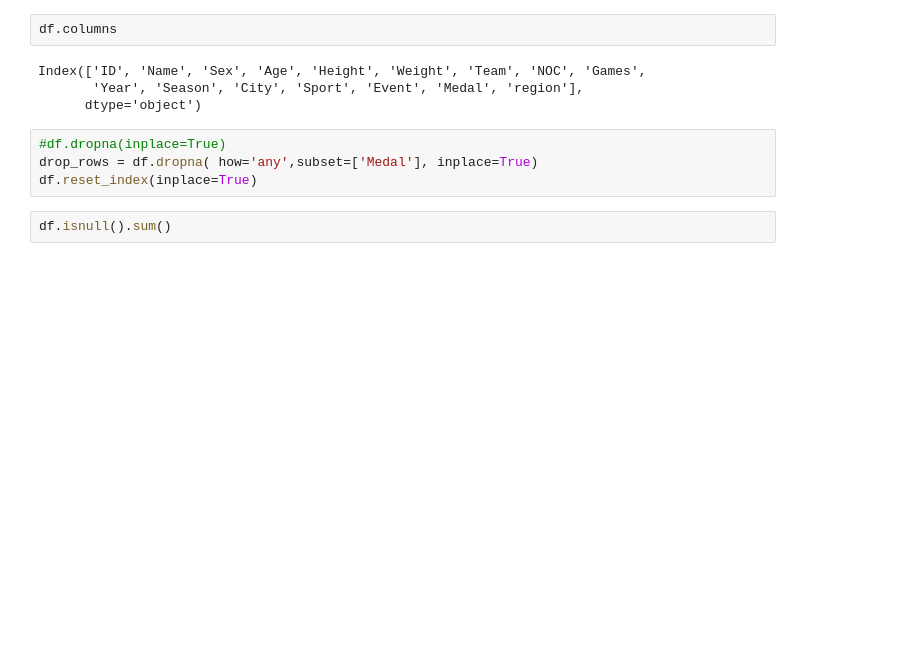
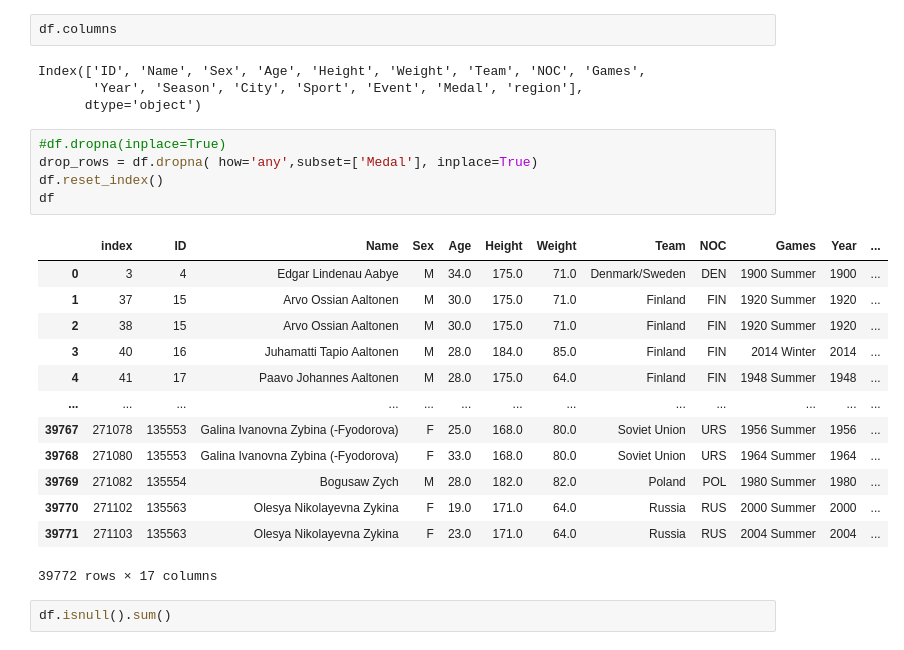
Before and after one commit to MaliheDahmardeh/Olympic-History, a Jupyter notebook: Olympic_History.ipynb, the cells around one changed output. Saved outputs shown, nothing was run; the diff lists cells and outputs as text; blank space fills up the shorter version.

```diff
--- a/Olympic_History.ipynb
+++ b/Olympic_History.ipynb
@@ -284,7 +284,22 @@ Index(['ID', 'Name', 'Sex', 'Age', 'Height', 'Weight', 'Team', 'NOC', 'Games',
 # %%
 #df.dropna(inplace=True)
 drop_rows = df.dropna( how='any',subset=['Medal'], inplace=True)
-df.reset_index(inplace=True)
+df.reset_index()
+df
+# %% [output]
+|  | index | ID | Name | Sex | Age | Height | Weight | Team | NOC | Games | Year | ... |
+| 0 | 3 | 4 | Edgar Lindenau Aabye | M | 34.0 | 175.0 | 71.0 | Denmark/Sweden | DEN | 1900 Summer | 1900 | ... |
+| 1 | 37 | 15 | Arvo Ossian Aaltonen | M | 30.0 | 175.0 | 71.0 | Finland | FIN | 1920 Summer | 1920 | ... |
+| 2 | 38 | 15 | Arvo Ossian Aaltonen | M | 30.0 | 175.0 | 71.0 | Finland | FIN | 1920 Summer | 1920 | ... |
+| 3 | 40 | 16 | Juhamatti Tapio Aaltonen | M | 28.0 | 184.0 | 85.0 | Finland | FIN | 2014 Winter | 2014 | ... |
+| 4 | 41 | 17 | Paavo Johannes Aaltonen | M | 28.0 | 175.0 | 64.0 | Finland | FIN | 1948 Summer | 1948 | ... |
+| ... | ... | ... | ... | ... | ... | ... | ... | ... | ... | ... | ... | ... |
+| 39767 | 271078 | 135553 | Galina Ivanovna Zybina (-Fyodorova) | F | 25.0 | 168.0 | 80.0 | Soviet Union | URS | 1956 Summer | 1956 | ... |
+| 39768 | 271080 | 135553 | Galina Ivanovna Zybina (-Fyodorova) | F | 33.0 | 168.0 | 80.0 | Soviet Union | URS | 1964 Summer | 1964 | ... |
+| 39769 | 271082 | 135554 | Bogusaw Zych | M | 28.0 | 182.0 | 82.0 | Poland | POL | 1980 Summer | 1980 | ... |
+| 39770 | 271102 | 135563 | Olesya Nikolayevna Zykina | F | 19.0 | 171.0 | 64.0 | Russia | RUS | 2000 Summer | 2000 | ... |
+| 39771 | 271103 | 135563 | Olesya Nikolayevna Zykina | F | 23.0 | 171.0 | 64.0 | Russia | RUS | 2004 Summer | 2004 | ... |
+39772 rows × 17 columns
 # %%
 df.isnull().sum()
 # %% [output]
```
